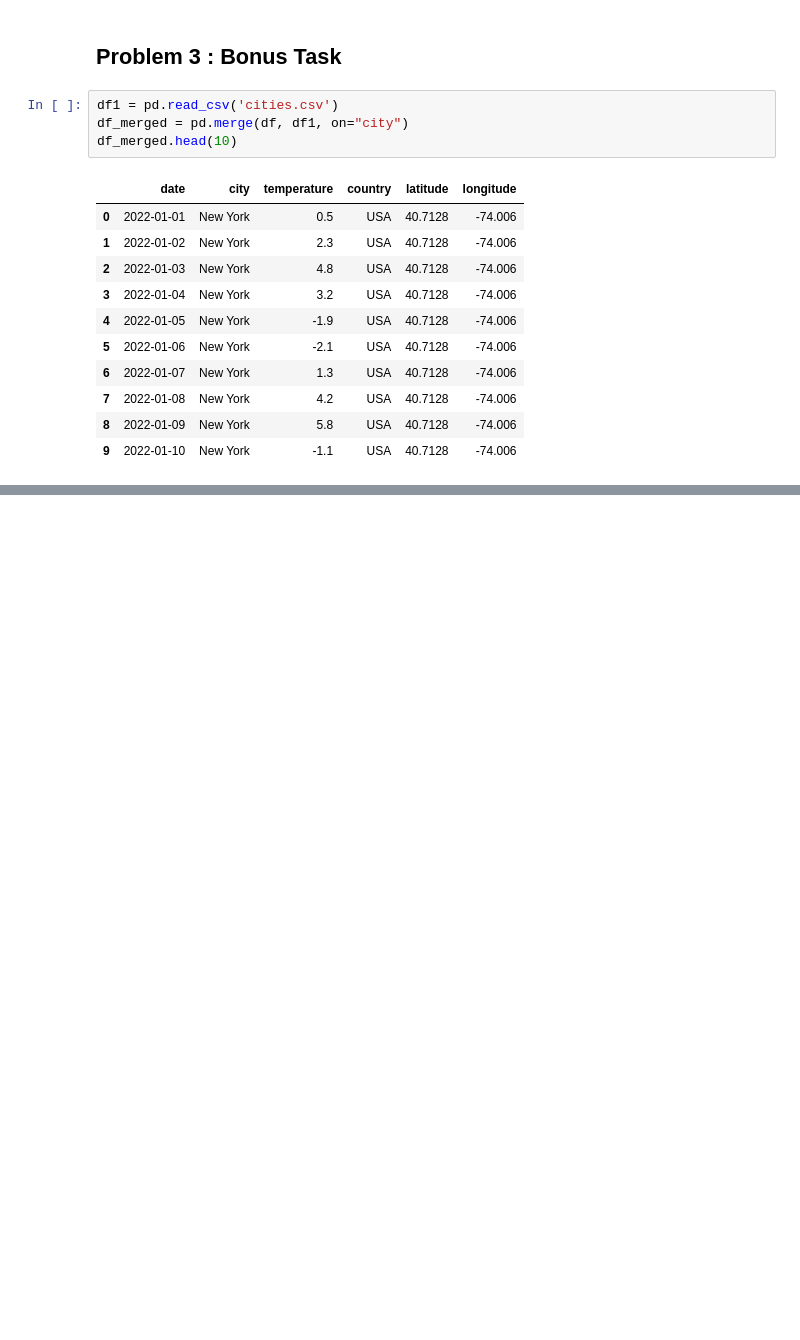
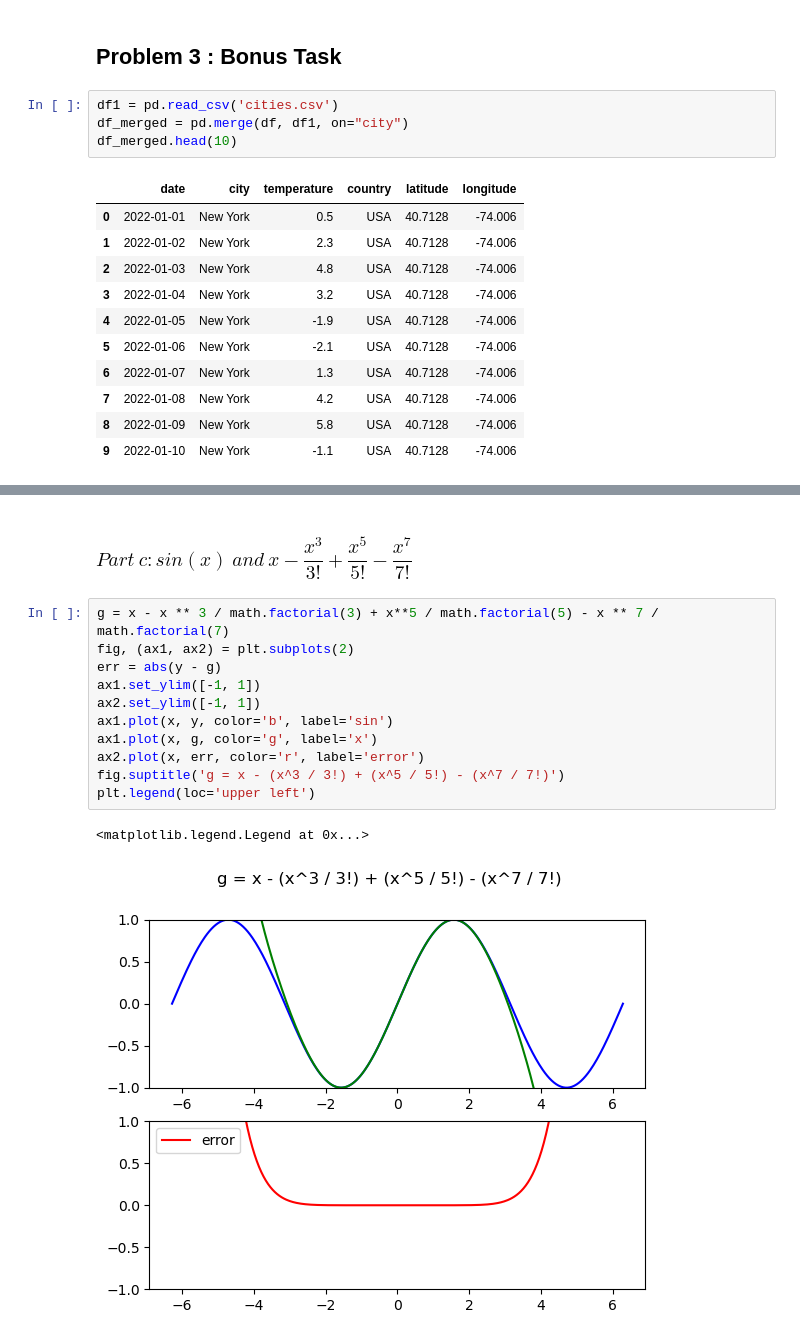
Before and after one commit to arianaira/numerical-analysis-course, a Jupyter notebook: numrical_analysis.ipynb, the cells around one changed output, grey strips where cells are left out. Saved outputs shown, nothing was run; the diff lists cells and outputs as text; blank space fills up the shorter version.

```diff
--- a/numrical_analysis.ipynb
+++ b/numrical_analysis.ipynb
@@ -634,0 +599,16 @@ df_merged.head(10)
+# %% [markdown]
+### $Part\ c: sin(x)\ and\ x - \dfrac{x^3}{3!} + \dfrac{x^5}{5!} - \dfrac{x^7}{7!}$
+# %%
+g = x - x ** 3 / math.factorial(3) + x**5 / math.factorial(5) - x ** 7 / math.factorial(7)
+fig, (ax1, ax2) = plt.subplots(2)
+err = abs(y - g)
+ax1.set_ylim([-1, 1])
+ax2.set_ylim([-1, 1])
+ax1.plot(x, y, color='b', label='sin')
+ax1.plot(x, g, color='g', label='x')
+ax2.plot(x, err, color='r', label='error')
+fig.suptitle('g = x - (x^3 / 3!) + (x^5 / 5!) - (x^7 / 7!)')
+plt.legend(loc='upper left')
+# %% [output]
+<matplotlib.legend.Legend at 0x...>
+[figure, added]
```
Also changed, not shown: parts of 52 cells of this notebook.
